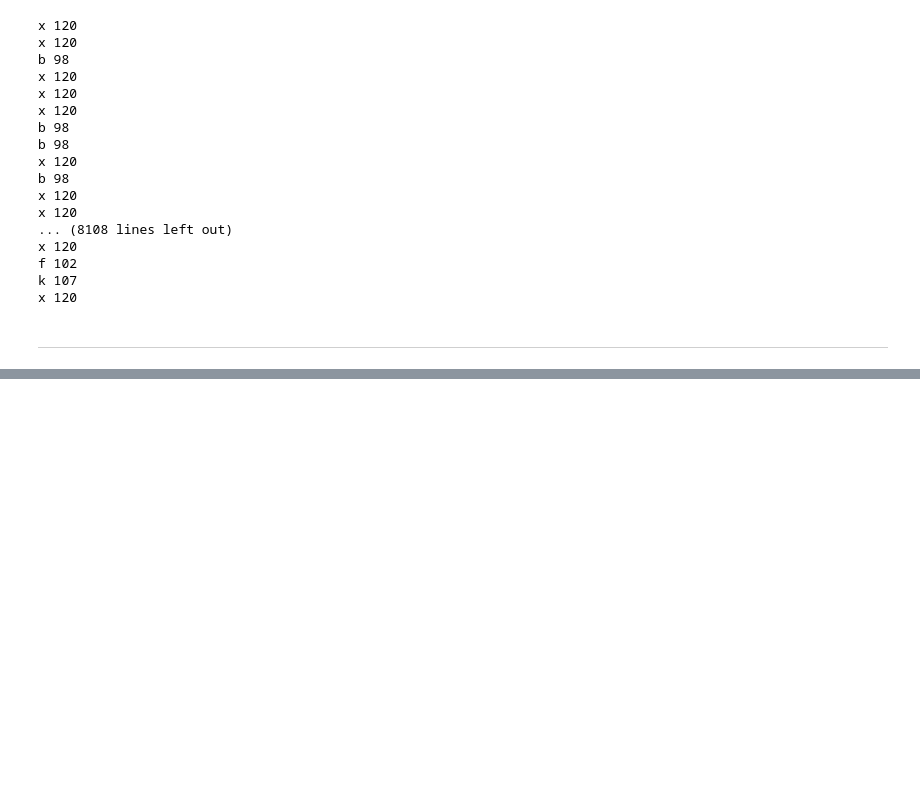
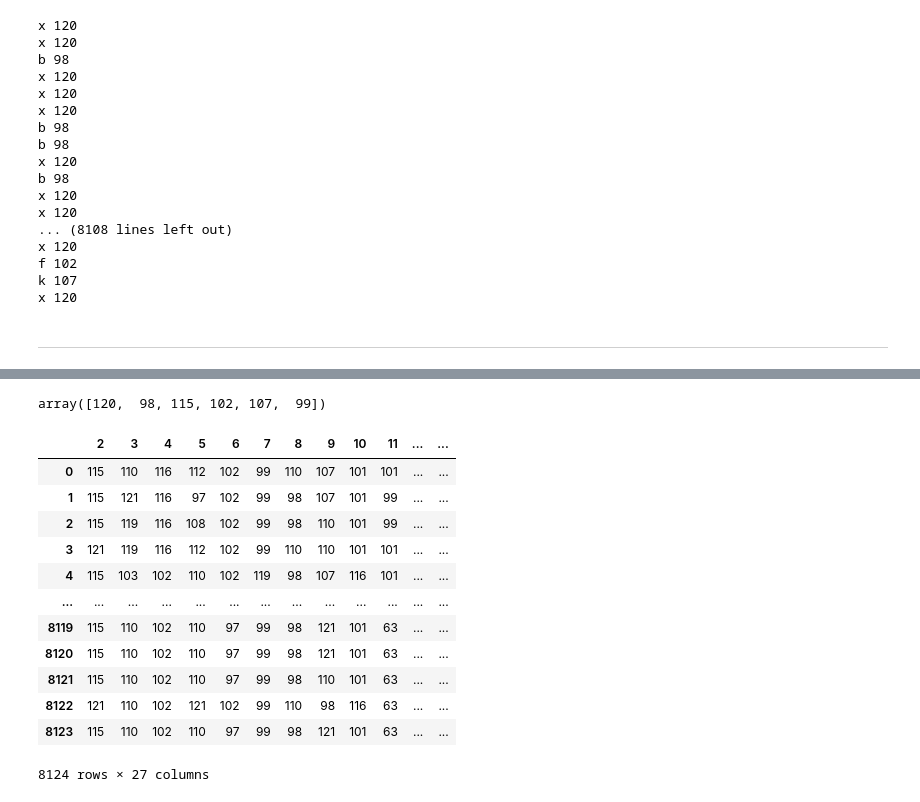
Before and after one commit to xywon0219nate-blip/Machine-Learning, a Jupyter notebook: Note/08.RandomForest.ipynb, the cells around one changed output, grey strips where cells are left out. Cells and saved outputs as stored; diff of their text form; code cells hidden in the pictures; blank space fills up the shorter version.

```diff
--- a/Note/08.RandomForest.ipynb
+++ b/Note/08.RandomForest.ipynb
@@ -174,0 +151,15 @@ for row_index, row in mr.iterrows():
+# %%
+target = []
+data = []
+
+for row_index, row in mr.iterrows():
+   #print(row_index, ":", row)
+   #print(row.loc[0])
+   #print(row.loc[1])
+   target.append(row.loc[0])
+   row_data = []
+   for v in row.loc[1:]:
+      row_data.append(ord(v))
+   data.append(row_data)
+
+print(data[:2])
@@ -174,0 +186,5 @@ for row_index, row in mr.iterrows():
+# %%
+# data를 dataframe으로 만들고 column 이름을 겹치지 않게 하기
+dataTemp = pd.DataFrame(data)
+dataTemp.rename(columns=lambda x: x+1, inplace=True)
+dataTemp.head()
@@ -174,0 +293,24 @@ for row_index, row in mr.iterrows():
+# %%
+mr2[1].unique()
+# %% [output]
+array([120,  98, 115, 102, 107,  99])
+# %%
+pd.get_dummies(
+   data=dataTemp,
+   columns=[1],
+   prefix='1'
+)
+# %% [output]
+|  | 2 | 3 | 4 | 5 | 6 | 7 | 8 | 9 | 10 | 11 | ... | ... |
+| 0 | 115 | 110 | 116 | 112 | 102 | 99 | 110 | 107 | 101 | 101 | ... | ... |
+| 1 | 115 | 121 | 116 | 97 | 102 | 99 | 98 | 107 | 101 | 99 | ... | ... |
+| 2 | 115 | 119 | 116 | 108 | 102 | 99 | 98 | 110 | 101 | 99 | ... | ... |
+| 3 | 121 | 119 | 116 | 112 | 102 | 99 | 110 | 110 | 101 | 101 | ... | ... |
+| 4 | 115 | 103 | 102 | 110 | 102 | 119 | 98 | 107 | 116 | 101 | ... | ... |
+| ... | ... | ... | ... | ... | ... | ... | ... | ... | ... | ... | ... | ... |
+| 8119 | 115 | 110 | 102 | 110 | 97 | 99 | 98 | 121 | 101 | 63 | ... | ... |
+| 8120 | 115 | 110 | 102 | 110 | 97 | 99 | 98 | 121 | 101 | 63 | ... | ... |
+| 8121 | 115 | 110 | 102 | 110 | 97 | 99 | 98 | 110 | 101 | 63 | ... | ... |
+| 8122 | 121 | 110 | 102 | 121 | 102 | 99 | 110 | 98 | 116 | 63 | ... | ... |
+| 8123 | 115 | 110 | 102 | 110 | 97 | 99 | 98 | 121 | 101 | 63 | ... | ... |
+8124 rows × 27 columns
```
Also changed, not shown: parts of 22 cells of this notebook, 4 other files.
